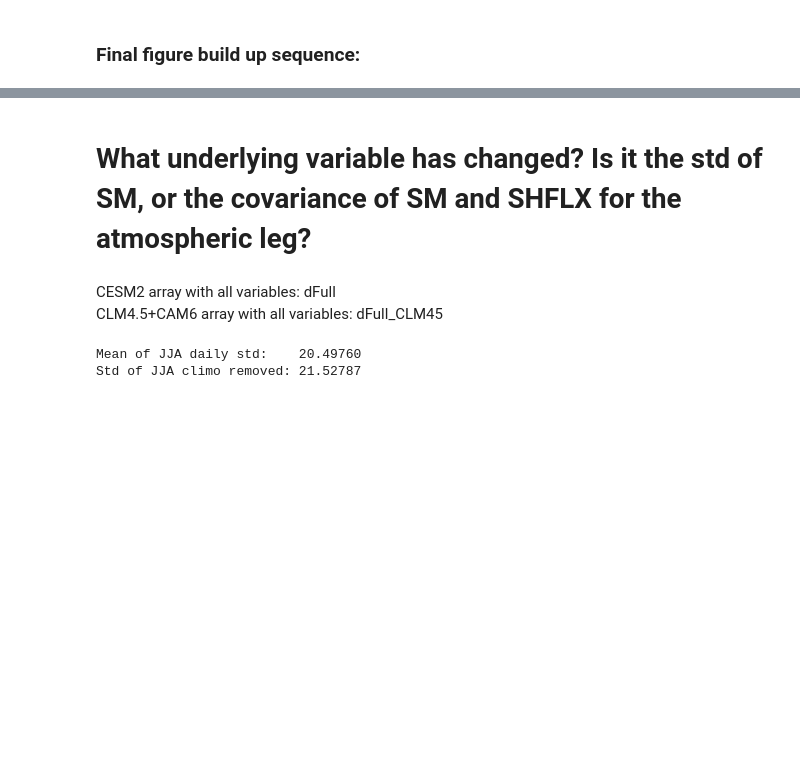
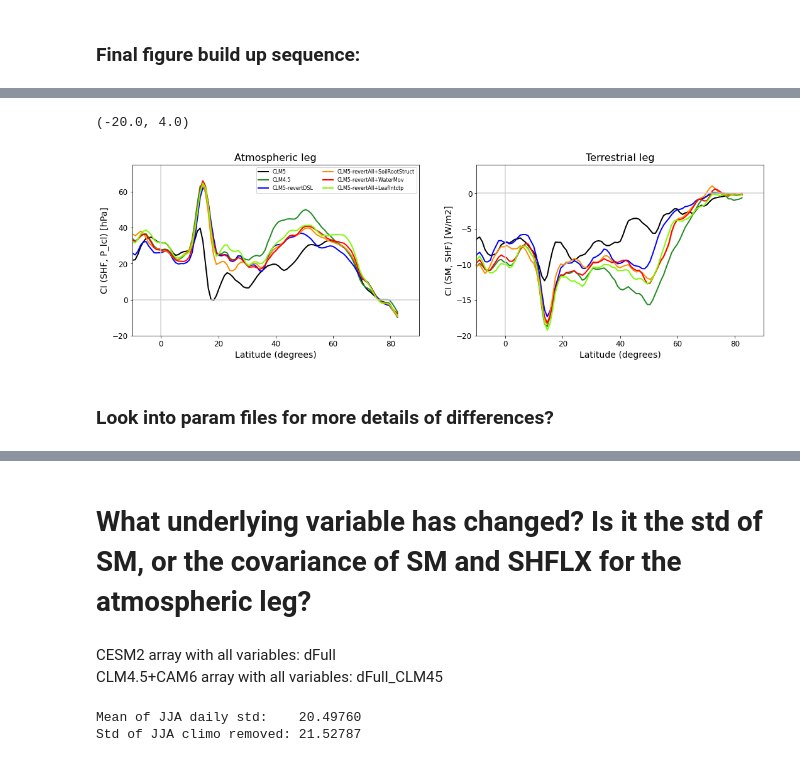
Before and after one commit to megandevlan/Coupling_CAM6CLM5, a Jupyter notebook: CouplingIndex_ModelVersionSensitivity_V2.ipynb, the cells around one changed output, grey strips where cells are left out. Cells and saved outputs as stored; diff of their text form; code cells hidden in the pictures; blank space fills up the shorter version.

```diff
--- a/CouplingIndex_ModelVersionSensitivity_V2.ipynb
+++ b/CouplingIndex_ModelVersionSensitivity_V2.ipynb
@@ -848,6 +851,10 @@ becomes:
 # %%
 AtmoLeg_JJA_cesm2   = np.squeeze(np.asarray(atmoLeg_couplingCESM2.hfss_Plcl_CI[1,:,:]))
 TerraLeg_JJA_cesm2  = np.squeeze(np.asarray(terraLeg_couplingCESM2.mrsos_hfss_CI[1,:,:]))
+# %%
+# -- Make land mask to ignore anything that's not over land -- #
+lndMask_notCyclic = np.full([len(lat),len(lon)],np.nan)
+lndMask_notCyclic[np.where(np.isfinite(TerraLeg_JJA_cesm2))] = 1
 # %% [markdown]
 ### CLM4.5
 # %%
@@ -1966,0 +2046,5 @@ TerraLeg_JJA_clm5_noDSLPHSFPIrootsWaterMov  = np.squeeze(np.asarray(terraLeg_cou
+# %%
+# Make one big xr.Dataset containing all the information we need
+dFull_noDSLPHSFPIrootsWaterMovLeafintercept = camDS_noDSLPHSFPIrootsWaterMovLeafintercept
+dFull_noDSLPHSFPIrootsWaterMovLeafintercept['soilM_10'] = (('time','lat','lon'), clmDS_noDSLPHSFPIrootsWaterMovLeafintercept.SOILWATER_10CM.values)
+dFull_noDSLPHSFPIrootsWaterMovLeafintercept['Plcl'] = (('time','lat','lon'), Plcl)
@@ -1966,0 +2082,3 @@ TerraLeg_JJA_clm5_noDSLPHSFPIrootsWaterMov  = np.squeeze(np.asarray(terraLeg_cou
+# %%
+AtmoLeg_JJA_clm5_noDSLPHSFPIrootsWaterMovLeafintercept   = np.squeeze(np.asarray(atmoLeg_coupling_noDSLPHSFPIrootsWaterMovLeafintercept.SHFLX_Plcl_CI[1,:,:]))
+TerraLeg_JJA_clm5_noDSLPHSFPIrootsWaterMovLeafintercept  = np.squeeze(np.asarray(terraLeg_coupling_noDSLPHSFPIrootsWaterMovLeafintercept.soilM_10_SHFLX_CI[1,:,:]))
@@ -1967,3 +2309,10 @@ TerraLeg_JJA_clm5_noDSLPHSFPIrootsWaterMov  = np.squeeze(np.asarray(terraLeg_cou
 # %% [markdown]
 ### Final figure build up sequence:
+# %%
+# Use a simple moving average over latitude to smooth out zonal means
+#  Method here: https://stackoverflow.com/questions/14313510/how-to-calculate-rolling-moving-average-using-numpy-scipy
+#  Left centered moving average (i.e., latitude mean assigned to lowest value is mean of that value and next two)
+
+def moving_average(x, w):
+    return np.convolve(x, np.ones(w), 'valid') / w
 # %%
@@ -2038,0 +2382,60 @@ axs[1].set_ylim([-20,4])
+# %%
+## Plot CI -- both legs
+
+
+# --- Plot atmospheric leg ----
+
+# Now plot that
+fig, axs = plt.subplots(1,2, figsize=(18, 5))
+axs = axs.ravel()
+
+axs[0].plot(smoothLat,lonMean_atmoLeg_CESM2,'k',linewidth=2,label='CLM5')
+axs[0].plot(smoothLat,lonMean_atmoLeg_CLM45,'forestgreen',linewidth=2,label='CLM4.5')
+axs[0].plot(smoothLat,lonMean_atmoLeg_CLM5_noDSL,'blue',linewidth=2,label='CLM5-revertDSL',linestyle='-')
+# axs[0].plot(smoothLat,lonMean_atmoLeg_CLM5_noDSLPHS,'goldenrod',linewidth=2,label='CLM5-revertDSL+PHS',linestyle='-')
+# axs[0].plot(smoothLat,lonMean_atmoLeg_CLM5_noDSLPHSFPI,'darkviolet',linewidth=2,label='CLM5-revertDSL+PHS+FPI',linestyle='-')
+axs[0].plot(smoothLat,lonMean_atmoLeg_CLM5_noDSLPHSFPIroots,'darkorange',linewidth=2,label='CLM5-revertAll+SoilRootStruct',linestyle='-')
+axs[0].plot(smoothLat,lonMean_atmoLeg_CLM5_noDSLPHSFPIrootsWaterMov,'red',linewidth=2,label='CLM5-revertAll+WaterMov',linestyle='-')
+axs[0].plot(smoothLat,lonMean_atmoLeg_CLM5_noDSLPHSFPIrootsWaterMovLeafintercept,'lawngreen',linewidth=2,label='CLM5-revertAll+LeafIntctp',linestyle='-')
+#axs[0].plot(smoothLat,lonMean_atmoLeg_CLM5_snowVars,'turquoise',linewidth=2,label='CLM5-revertSnowVars',linestyle='-')
+#axs[0].plot(smoothLat,lonMean_atmoLeg_CLM5_AllAndParams,'magenta',linewidth=2,label='CLM5-revertAll+Params',linestyle='-')
+
+
+axs[0].legend(fontsize=8,ncol=2)
+axs[0].set_xlabel('Latitude (degrees)',fontsize=14)
+axs[0].set_ylabel('CI (SHF, P_lcl) [hPa]', fontsize=14)
+axs[0].set_title('Atmospheric leg',fontsize=16)
+axs[0].set_xlim([-10, 90])
+axs[0].axhline(0,color='lightgrey')
+axs[0].axvline(0,color='lightgrey')
+
+# --- Plot terrestrial leg ----
+axs[1].plot(smoothLat,lonMean_terraLeg_CESM2,'k',linewidth=2)
+axs[1].plot(smoothLat,lonMean_terraLeg_CLM45,'forestgreen',linewidth=2)
+axs[1].plot(smoothLat,lonMean_terraLeg_CLM5_noDSL,'blue',linewidth=2,label='CLM5-revertDSL',linestyle='-')
+# axs[1].plot(smoothLat,lonMean_terraLeg_CLM5_noDSLPHS,'goldenrod',linewidth=2,label='CLM5-revertDSL+PHS',linestyle='-')
+# axs[1].plot(smoothLat,lonMean_terraLeg_CLM5_noDSLPHSFPI,'darkviolet',linewidth=2,label='CLM5-revertDSL+PHS+FPI',linestyle='-')
+axs[1].plot(smoothLat,lonMean_terraLeg_CLM5_noDSLPHSFPIroots,'darkorange',linewidth=2,label='CLM5-revertFullSet',linestyle='-')
+axs[1].plot(smoothLat,lonMean_terraLeg_CLM5_noDSLPHSFPIrootsWaterMov,'red',linewidth=2,label='CLM5-revertAll+WaterMov',linestyle='-')
+axs[1].plot(smoothLat,lonMean_terraLeg_CLM5_noDSLPHSFPIrootsWaterMovLeafintercept,'lawngreen',linewidth=2,label='CLM5-revertAll+WaterMov',linestyle='-')
+#axs[1].plot(smoothLat,lonMean_terraLeg_CLM5_snowVars,'turquoise',linewidth=2,label='CLM5-revertSnowVars',linestyle='-')
+#axs[1].plot(smoothLat,lonMean_terraLeg_CLM5_AllAndParams,'magenta',linewidth=2,label='CLM5-revertAll+Params',linestyle='-')
+
+
+
+axs[1].set_xlabel('Latitude (degrees)',fontsize=14)
+axs[1].set_ylabel('CI (SM, SHF) [W/m2]',fontsize=14)
+axs[1].set_title('Terrestrial leg',fontsize=16)
+axs[1].set_xlim([-10, 90])
+axs[1].axhline(0,color='lightgrey')
+axs[1].axvline(0,color='lightgrey')
+
+axs[0].tick_params(axis='both',labelsize=12)
+axs[1].tick_params(axis='both',labelsize=12)
+axs[0].set_ylim([-20,75])
+axs[1].set_ylim([-20,4])
+# %% [output]
+(-20.0, 4.0)
+[figure, added]
+# %% [markdown]
+### Look into param files for more details of differences?
```
Also changed, not shown: parts of 27 cells of this notebook.
